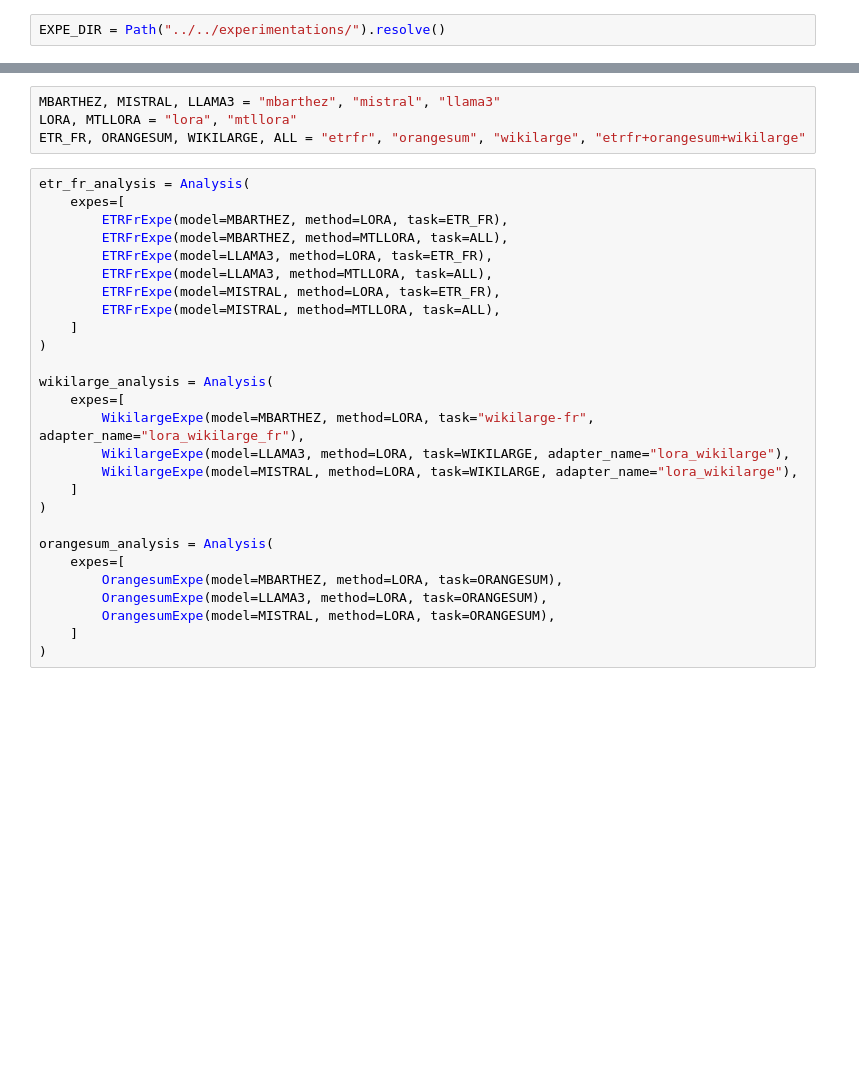
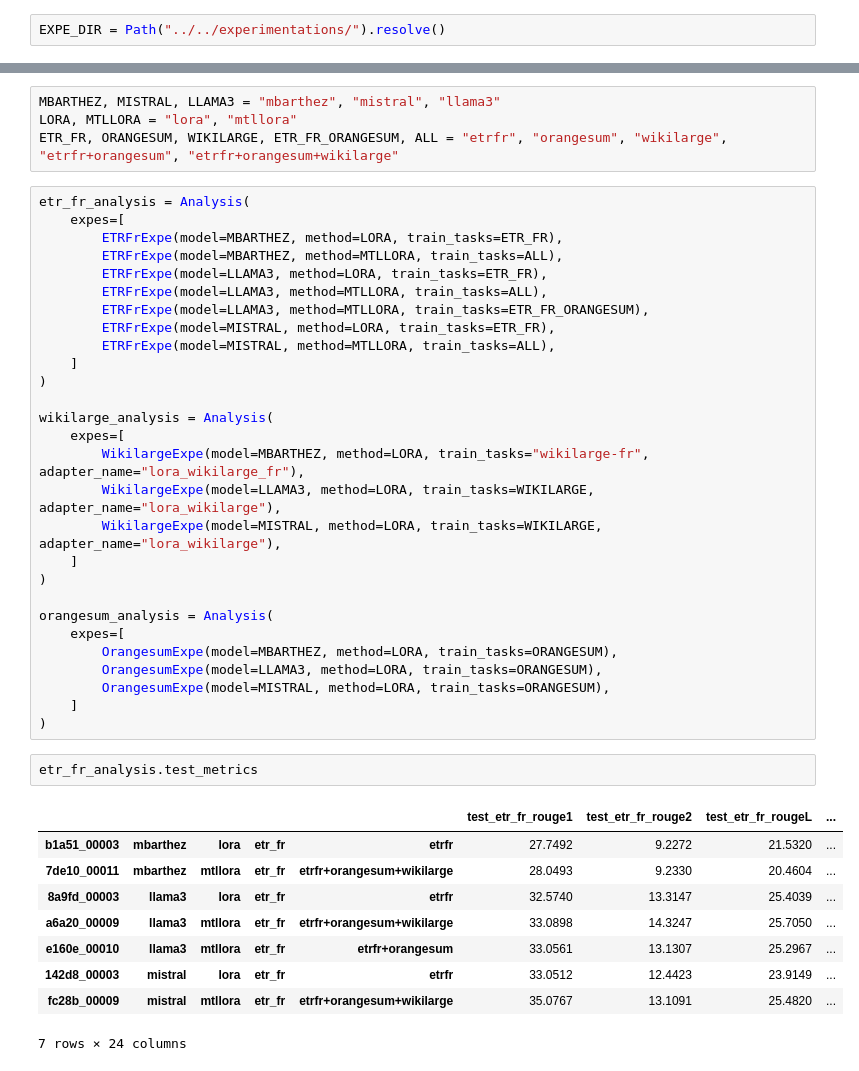
Before and after one commit to FrLdy/ETR-PEFT-Composition, a Jupyter notebook: notebooks/result_analysis/metrics.ipynb, the cells around one changed output, grey strips where cells are left out. Cells and saved outputs as stored; diff of their text form; blank space fills up the shorter version.

```diff
--- a/notebooks/result_analysis/metrics.ipynb
+++ b/notebooks/result_analysis/metrics.ipynb
@@ -77,32 +156,45 @@ class Analysis:
 # %%
 MBARTHEZ, MISTRAL, LLAMA3 = "mbarthez", "mistral", "llama3"
 LORA, MTLLORA = "lora", "mtllora"
-ETR_FR, ORANGESUM, WIKILARGE, ALL = "etrfr", "orangesum", "wikilarge", "etrfr+orangesum+wikilarge"
+ETR_FR, ORANGESUM, WIKILARGE, ETR_FR_ORANGESUM, ALL = "etrfr", "orangesum", "wikilarge", "etrfr+orangesum", "etrfr+orangesum+wikilarge"
 # %%
 etr_fr_analysis = Analysis(
     expes=[
-        ETRFrExpe(model=MBARTHEZ, method=LORA, task=ETR_FR),
-        ETRFrExpe(model=MBARTHEZ, method=MTLLORA, task=ALL),
-        ETRFrExpe(model=LLAMA3, method=LORA, task=ETR_FR),
-        ETRFrExpe(model=LLAMA3, method=MTLLORA, task=ALL),
-        ETRFrExpe(model=MISTRAL, method=LORA, task=ETR_FR),
-        ETRFrExpe(model=MISTRAL, method=MTLLORA, task=ALL),
+        ETRFrExpe(model=MBARTHEZ, method=LORA, train_tasks=ETR_FR),
+        ETRFrExpe(model=MBARTHEZ, method=MTLLORA, train_tasks=ALL),
+        ETRFrExpe(model=LLAMA3, method=LORA, train_tasks=ETR_FR),
+        ETRFrExpe(model=LLAMA3, method=MTLLORA, train_tasks=ALL),
+        ETRFrExpe(model=LLAMA3, method=MTLLORA, train_tasks=ETR_FR_ORANGESUM),
+        ETRFrExpe(model=MISTRAL, method=LORA, train_tasks=ETR_FR),
+        ETRFrExpe(model=MISTRAL, method=MTLLORA, train_tasks=ALL),
     ]
 )
 
 wikilarge_analysis = Analysis(
     expes=[
-        WikilargeExpe(model=MBARTHEZ, method=LORA, task="wikilarge-fr", adapter_name="lora_wikilarge_fr"),
-        WikilargeExpe(model=LLAMA3, method=LORA, task=WIKILARGE, adapter_name="lora_wikilarge"),
-        WikilargeExpe(model=MISTRAL, method=LORA, task=WIKILARGE, adapter_name="lora_wikilarge"),
+        WikilargeExpe(model=MBARTHEZ, method=LORA, train_tasks="wikilarge-fr", adapter_name="lora_wikilarge_fr"),
+        WikilargeExpe(model=LLAMA3, method=LORA, train_tasks=WIKILARGE, adapter_name="lora_wikilarge"),
+        WikilargeExpe(model=MISTRAL, method=LORA, train_tasks=WIKILARGE, adapter_name="lora_wikilarge"),
     ]
 )
 
 orangesum_analysis = Analysis(
     expes=[
-        OrangesumExpe(model=MBARTHEZ, method=LORA, task=ORANGESUM),
-        OrangesumExpe(model=LLAMA3, method=LORA, task=ORANGESUM),
-        OrangesumExpe(model=MISTRAL, method=LORA, task=ORANGESUM),
+        OrangesumExpe(model=MBARTHEZ, method=LORA, train_tasks=ORANGESUM),
+        OrangesumExpe(model=LLAMA3, method=LORA, train_tasks=ORANGESUM),
+        OrangesumExpe(model=MISTRAL, method=LORA, train_tasks=ORANGESUM),
     ]
 )
+# %%
+etr_fr_analysis.test_metrics
+# %% [output]
+|  |  |  |  |  | test_etr_fr_rouge1 | test_etr_fr_rouge2 | test_etr_fr_rougeL | ... |
+| b1a51_00003 | mbarthez | lora | etr_fr | etrfr | 27.7492 | 9.2272 | 21.5320 | ... |
+| 7de10_00011 | mbarthez | mtllora | etr_fr | etrfr+orangesum+wikilarge | 28.0493 | 9.2330 | 20.4604 | ... |
+| 8a9fd_00003 | llama3 | lora | etr_fr | etrfr | 32.5740 | 13.3147 | 25.4039 | ... |
+| a6a20_00009 | llama3 | mtllora | etr_fr | etrfr+orangesum+wikilarge | 33.0898 | 14.3247 | 25.7050 | ... |
+| e160e_00010 | llama3 | mtllora | etr_fr | etrfr+orangesum | 33.0561 | 13.1307 | 25.2967 | ... |
+| 142d8_00003 | mistral | lora | etr_fr | etrfr | 33.0512 | 12.4423 | 23.9149 | ... |
+| fc28b_00009 | mistral | mtllora | etr_fr | etrfr+orangesum+wikilarge | 35.0767 | 13.1091 | 25.4820 | ... |
+7 rows × 24 columns
 # %%
```
Also changed, not shown: parts of 6 cells of this notebook.
